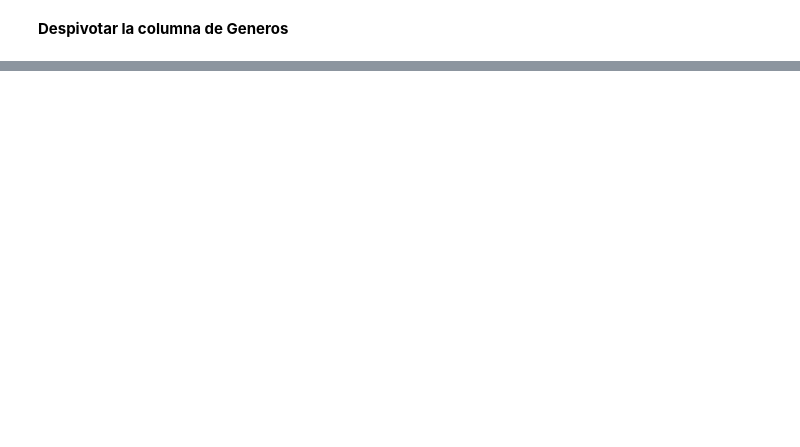
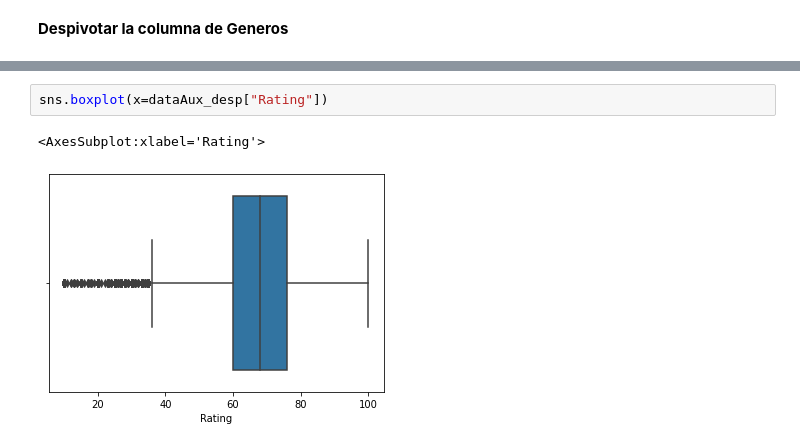
Before and after one commit to TFM-UAH-ammz/MainScrappingTool, a Jupyter notebook: src/dataAnalysis/analysis.ipynb, the cells around one changed output, grey strips where cells are left out. Drawn from its saved outputs; the diff is of its cells as text; blank space fills up the shorter version.

```diff
--- a/src/dataAnalysis/analysis.ipynb
+++ b/src/dataAnalysis/analysis.ipynb
@@ -420,0 +390,5 @@ dataAux.head()
+# %%
+sns.boxplot(x=dataAux_desp["Rating"])
+# %% [output]
+<AxesSubplot:xlabel='Rating'>
+[figure, added]
```
Also changed, not shown: parts of 48 cells of this notebook, 1 other file.
